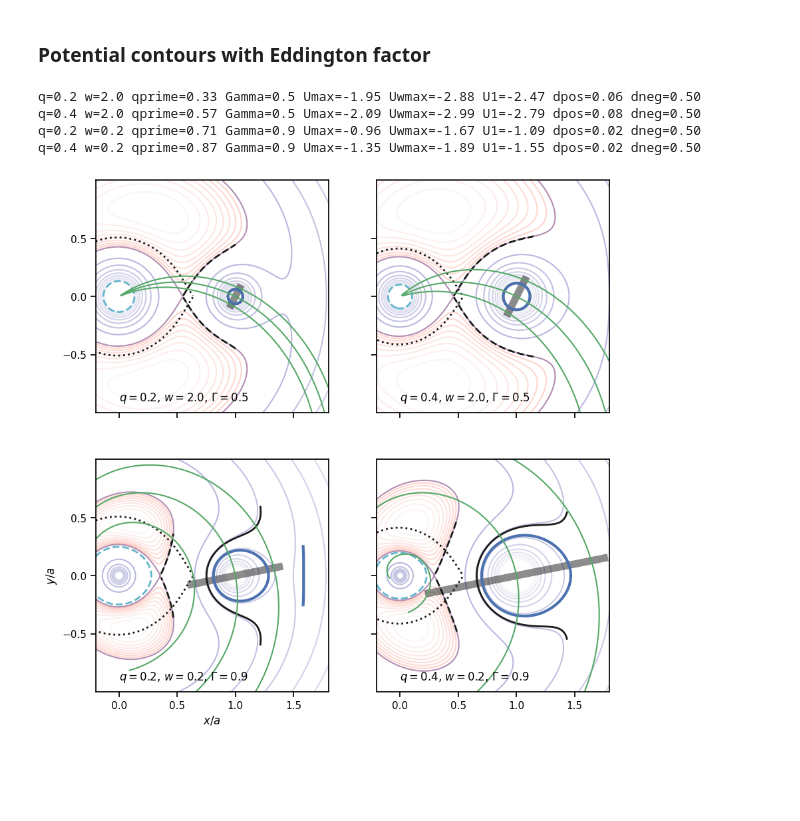
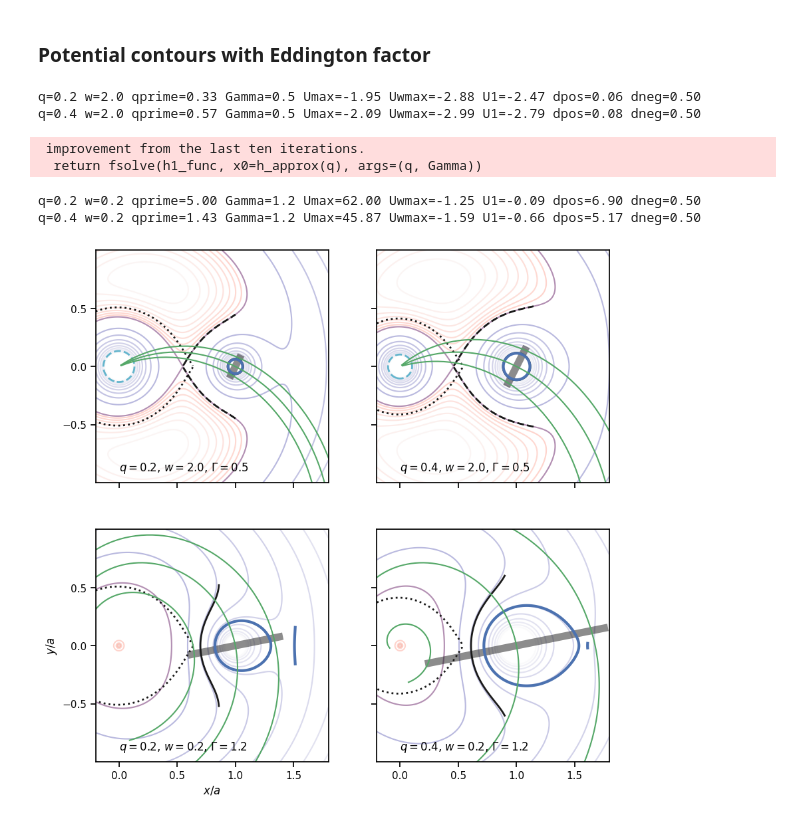
Before and after one commit to will-henney/emilio-accretion, a Jupyter notebook: notebooks/bhl-roche.ipynb, the cells around one changed output. Drawn from its saved outputs; the diff is of its cells as text; code cells hidden in the pictures; blank space fills up the shorter version.

```diff
--- a/notebooks/bhl-roche.ipynb
+++ b/notebooks/bhl-roche.ipynb
@@ -788,7 +788,7 @@ X, Y = np.meshgrid(x, y)
 
 fig, axes = plt.subplots(2, 2, figsize=(6, 6), sharex=True, sharey=True)
 qs = 0.2, 0.4, 0.2, 0.4
-ws = 2.0, 2.0, 0.2, 0.2
+ws = 2.0, 2.0, 0.3, 0.3
 for q, w, ax in zip(qs, ws, axes.flat):
     U = Us(x=X, q=q, y=Y, z=0)
     Umax = np.max(U)
@@ -901,7 +901,7 @@ X, Y = np.meshgrid(x, y)
 fig, axes = plt.subplots(2, 2, figsize=(10, 10), sharex=True, sharey=True)
 qs = 0.2, 0.4, 0.2, 0.4
 ws = 2.0, 2.0, 0.2, 0.2
-Gammas = 0.5, 0.5, 0.9, 0.9
+Gammas = 0.5, 0.5, 1.2, 1.2
 for q, w, Gamma, ax in zip(qs, ws, Gammas, axes.flat):
     qprime = q / (q + (1 - q) * (1 - Gamma))
     U = Us(x=X, q=q, y=Y, z=0, Gamma=Gamma)
@@ -966,33 +966,35 @@ for q, w, Gamma, ax in zip(qs, ws, Gammas, axes.flat):
     # Max potential along trajectory by interpolation
     mask = rw > 1
     Uwmax = np.nanmax(griddata((X.flat, Y.flat), U.flat, (xw[mask], yw[mask])))
     Uwe = Uwmax - (1 + w**2)
     ax.contour(X, Y, UU, levels=[Uwe], colors="b", linewidths=3, linestyles="solid")
     print(f"{q=} {w=} {qprime=:.2f} {Gamma=} {Umax=:.2f} {Uwmax=:.2f} {U1=:.2f} {dpos=:.2f} {dneg=:.2f}")
     angle = 1.5 * np.arctan(r0 * cth)
     dr = r0 * sth
     rscales = 1 - dr, 1.0, 1 + dr
     angleshifts = -angle, 0, angle
     for rscale, angleshift in zip(rscales, angleshifts):
         xx, yy = rotate(xw, yw, angleshift)
         ax.plot(rscale * xx, rscale * yy, color="g")
 
     ax.text(0.0, -0.9, fr"$q = {q}$, $w = {w}$, $\Gamma = {Gamma}$")
     ax.set_aspect("equal")
 
 axes[-1, 0].set(
     xlabel="$x / a$",
     ylabel=r"$y / a$",
     xlim=[x[0], x[-1]],
     ylim=[y[0], y[-1]],
     xticks=[0, 0.5, 1, 1.5],
     yticks=[-0.5, 0, 0.5],
 )
 fig.savefig("roche-eddington-potential-trajectories.pdf", bbox_inches="tight")
 ...;
 # %% [output]
 q=0.2 w=2.0 qprime=0.33 Gamma=0.5 Umax=-1.95 Uwmax=-2.88 U1=-2.47 dpos=0.06 dneg=0.50
 q=0.4 w=2.0 qprime=0.57 Gamma=0.5 Umax=-2.09 Uwmax=-2.99 U1=-2.79 dpos=0.08 dneg=0.50
-q=0.2 w=0.2 qprime=0.71 Gamma=0.9 Umax=-0.96 Uwmax=-1.67 U1=-1.09 dpos=0.02 dneg=0.50
-q=0.4 w=0.2 qprime=0.87 Gamma=0.9 Umax=-1.35 Uwmax=-1.89 U1=-1.55 dpos=0.02 dneg=0.50
+ improvement from the last ten iterations.
+  return fsolve(h1_func, x0=h_approx(q), args=(q, Gamma))
+q=0.2 w=0.2 qprime=5.00 Gamma=1.2 Umax=62.00 Uwmax=-1.25 U1=-0.09 dpos=6.90 dneg=0.50
+q=0.4 w=0.2 qprime=1.43 Gamma=1.2 Umax=45.87 Uwmax=-1.59 U1=-0.66 dpos=5.17 dneg=0.50
-[figure, old version]
+[figure, new version]
```
Also changed, not shown: parts of 1 cell of this notebook, 7 other files.
